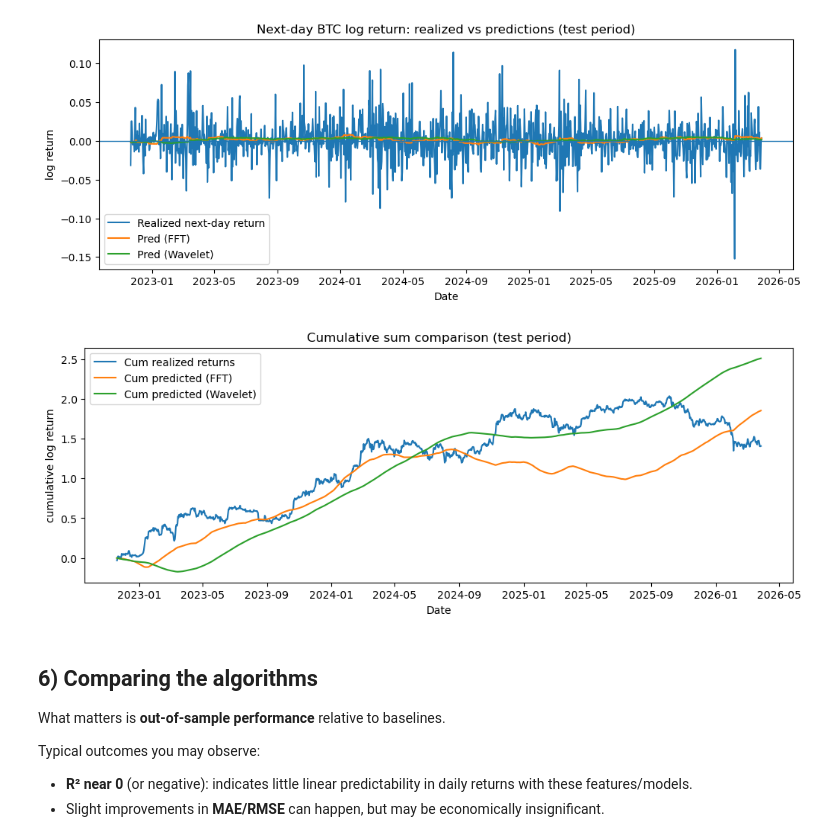
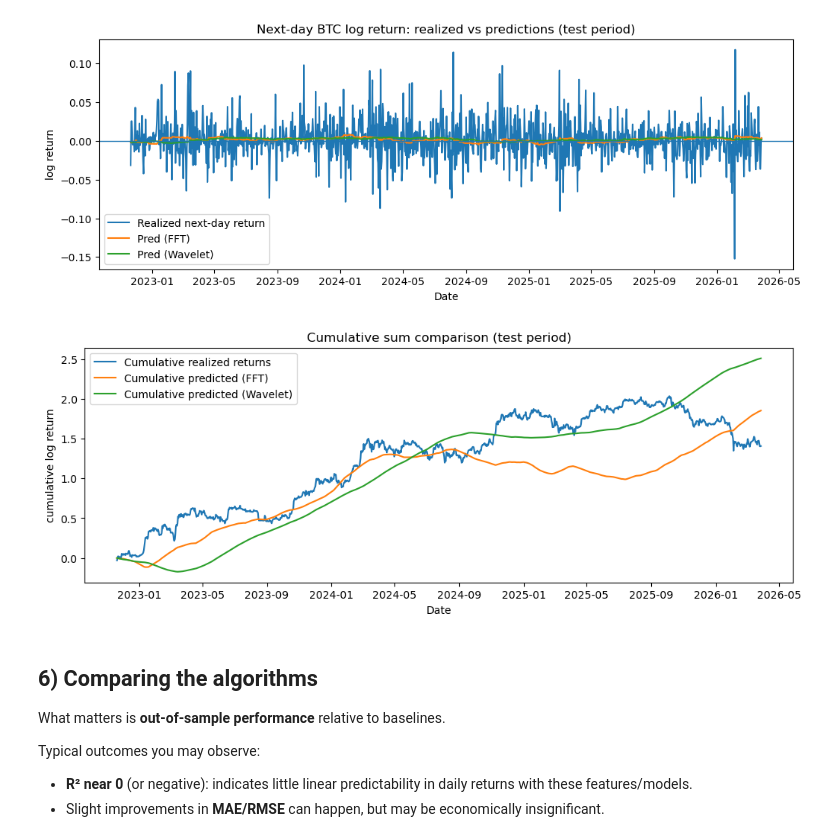
Before and after one commit to mtodoroff/Math-concepts-for-developers-Softuni, a Jupyter notebook: BTC_FFT_vs_Wavelet_Predictability.ipynb, the cells around one changed output. Saved outputs shown, nothing was run; the diff lists cells and outputs as text; code cells hidden in the pictures.

```diff
--- a/BTC_FFT_vs_Wavelet_Predictability.ipynb
+++ b/BTC_FFT_vs_Wavelet_Predictability.ipynb
@@ -239,24 +276,6 @@ idx = []
 
 for t in range(W-1, len(returns)-1):
     window = returns[t-W+1:t+1]
-
-    X_fft.append(fft_features(window, K))
-    X_wav.append(wavelet_features(window, SCALES))
-
-    y_next = returns[t+1]
-    y_reg.append(y_next)
-    y_cls.append(1 if y_next > 0 else 0)
-    idx.append(dates[t])
-
-# Build dataset
-X_fft = []
-X_wav = []
-y_reg = []
-y_cls = []
-idx = []
-
-for t in range(W-1, len(returns)-1):
-    window = returns[t-W+1:t+1]
     X_fft.append(fft_features(window, K))
     X_wav.append(wavelet_features(window, SCALES))
     y_next = returns[t+1]
@@ -452,19 +493,19 @@ plt.show()
 # %%
 # Cumulative sum of predicted returns (toy 'signal') vs realized (not a trading strategy)
 cum_real = np.cumsum(yreg_test)
 cum_fft = np.cumsum(pred_fft)
 cum_wav = np.cumsum(pred_wav)
 
 plt.figure(figsize=(12,4))
-plt.plot(idx_test, cum_real, label="Cum realized returns")
-plt.plot(idx_test, cum_fft, label="Cum predicted (FFT)")
-plt.plot(idx_test, cum_wav, label="Cum predicted (Wavelet)")
+plt.plot(idx_test, cum_real, label="Cumulative realized returns")
+plt.plot(idx_test, cum_fft, label="Cumulative predicted (FFT)")
+plt.plot(idx_test, cum_wav, label="Cumulative predicted (Wavelet)")
 plt.title("Cumulative sum comparison (test period)")
 plt.xlabel("Date"); plt.ylabel("cumulative log return")
 plt.legend()
 plt.show()
 # %% [output]
-[figure, old version]
+[figure, new version]
 # %% [markdown]
 <h2>6) Comparing the algorithms</h2>
 
```
Also changed, not shown: parts of 8 cells of this notebook.
